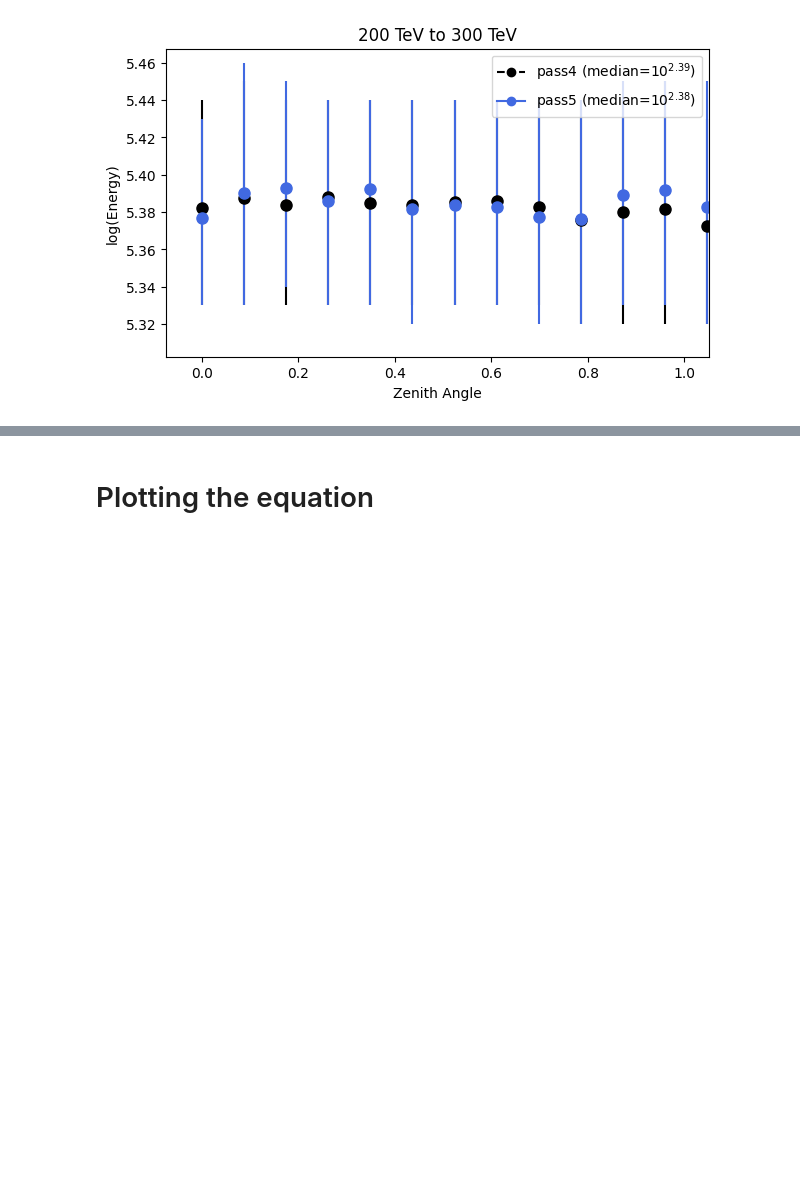
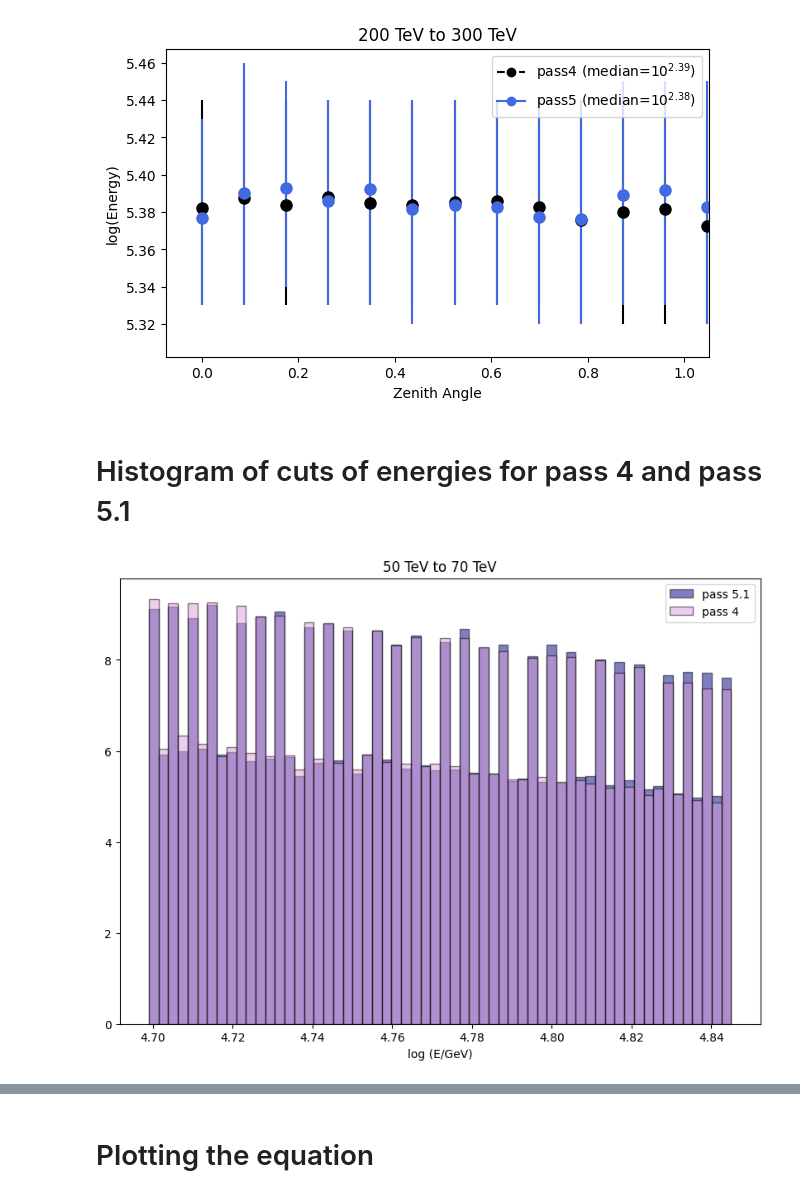
Before and after one commit to riyakore/WIPAC, a Jupyter notebook: Monte_Carlo_Data.ipynb, the cells around one changed output, grey strips where cells are left out. Drawn from its saved outputs; the diff is of its cells as text; code cells hidden in the pictures; blank space fills up the shorter version.

```diff
--- a/Monte_Carlo_Data.ipynb
+++ b/Monte_Carlo_Data.ipynb
@@ -537,3 +537,17 @@ for i in range(7):  # Loop over the 5 cuts
 [figure]
 [figure]
 [figure]
+# %% [markdown]
+# Histogram of cuts of energies for pass 4 and pass 5.1
+# %%
+# how should I normalize this?
+# for true energy
+plt.figure(figsize=(10, 7))
+plt.hist(true_energy_cut4_5, bins=60, histtype='bar', alpha=0.5, label="pass 5.1", density=True, edgecolor='black', color = 'navy')
+plt.hist(true_energy_cut4_4, bins=60, histtype='bar', alpha=0.5, label="pass 4", density=True, edgecolor='black', color = 'plum')
+plt.title("50 TeV to 70 TeV")
+plt.xlabel("log (E/GeV)")
+plt.legend()
+plt.show()
+# %% [output]
+[figure, added]
```
Also changed, not shown: parts of 5 cells of this notebook.
